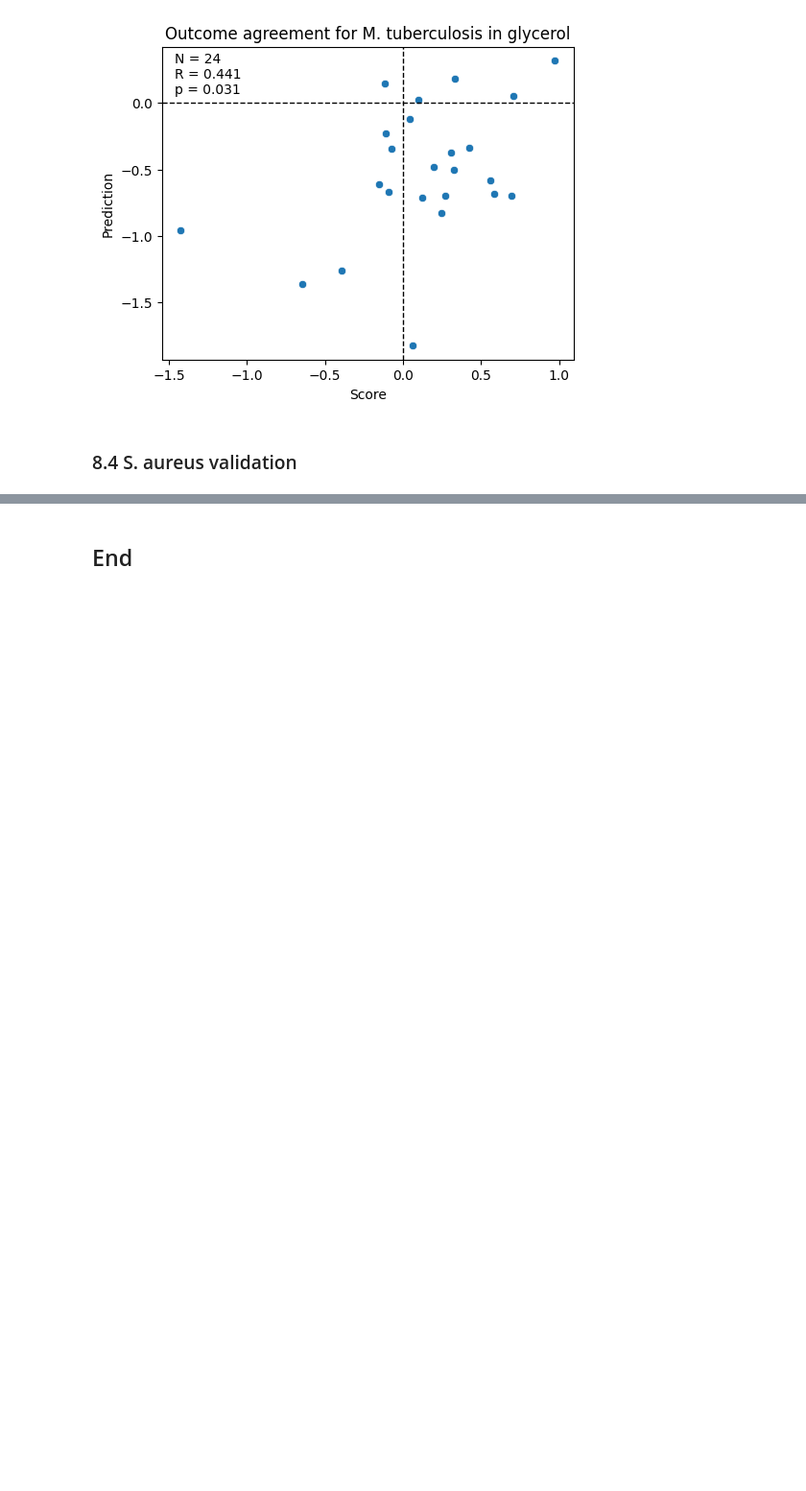
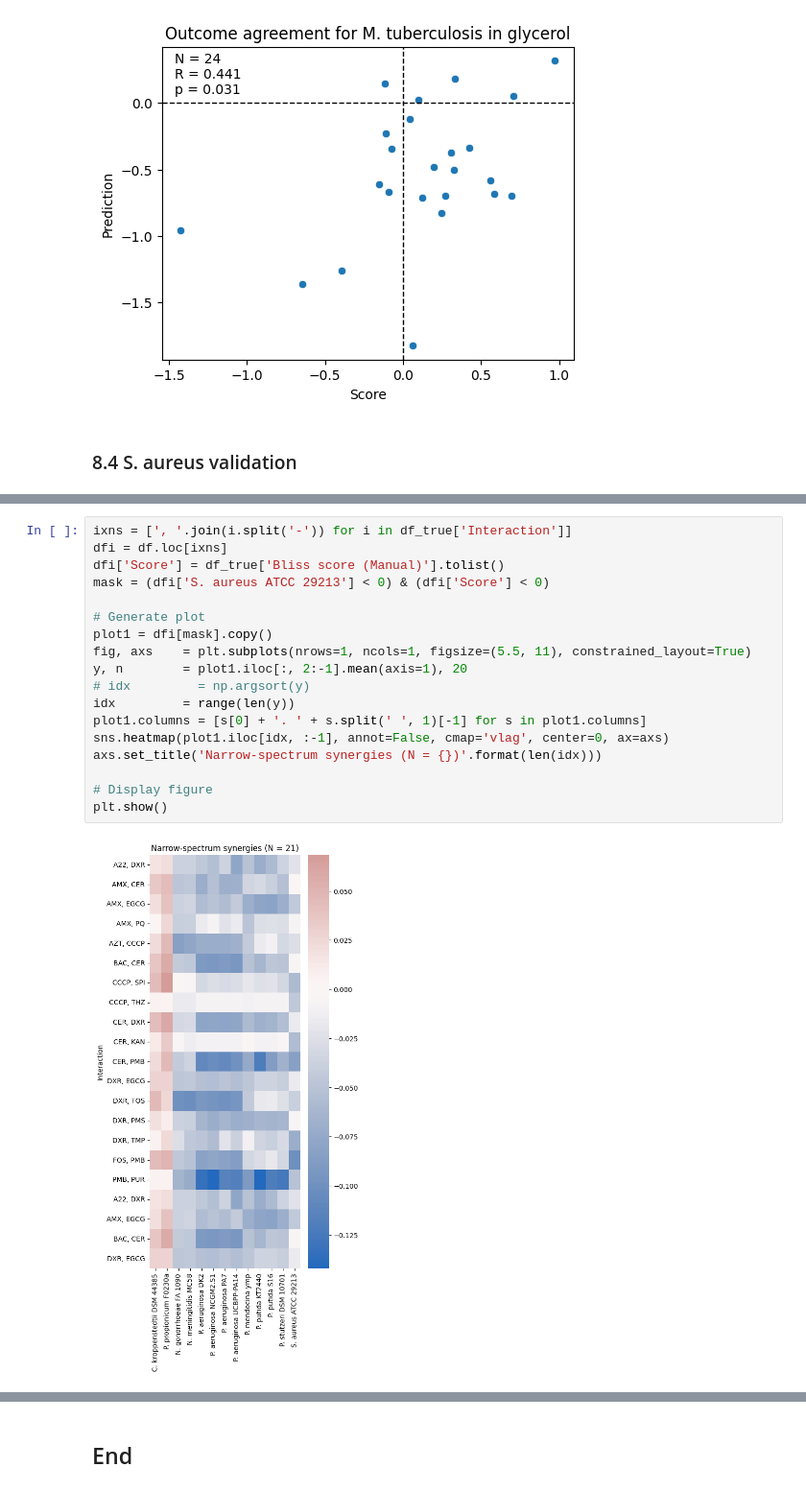
Before and after one commit to sriram-lab/TACTIC, a Jupyter notebook: TACTIC_analysis.ipynb, the cells around one changed output, grey strips where cells are left out. Shown at 96% size. Cells and saved outputs as stored; diff of their text form; blank space fills up the shorter version.

```diff
--- a/TACTIC_analysis.ipynb
+++ b/TACTIC_analysis.ipynb
@@ -1615,0 +1803,20 @@ Text(0.03, 0.85, 'N = 24\nR = 0.441\np = 0.031')
+# %%
+ixns = [', '.join(i.split('-')) for i in df_true['Interaction']]
+dfi = df.loc[ixns]
+dfi['Score'] = df_true['Bliss score (Manual)'].tolist()
+mask = (dfi['S. aureus ATCC 29213'] < 0) & (dfi['Score'] < 0)
+
+# Generate plot
+plot1 = dfi[mask].copy()
+fig, axs    = plt.subplots(nrows=1, ncols=1, figsize=(5.5, 11), constrained_layout=True)
+y, n        = plot1.iloc[:, 2:-1].mean(axis=1), 20
+# idx         = np.argsort(y)
+idx         = range(len(y))
+plot1.columns = [s[0] + '. ' + s.split(' ', 1)[-1] for s in plot1.columns]
+sns.heatmap(plot1.iloc[idx, :-1], annot=False, cmap='vlag', center=0, ax=axs)
+axs.set_title('Narrow-spectrum synergies (N = {})'.format(len(idx)))
+
+# Display figure
+plt.show()
+# %% [output]
+[figure, added]
```
Also changed, not shown: parts of 19 cells of this notebook, 1 other file.
